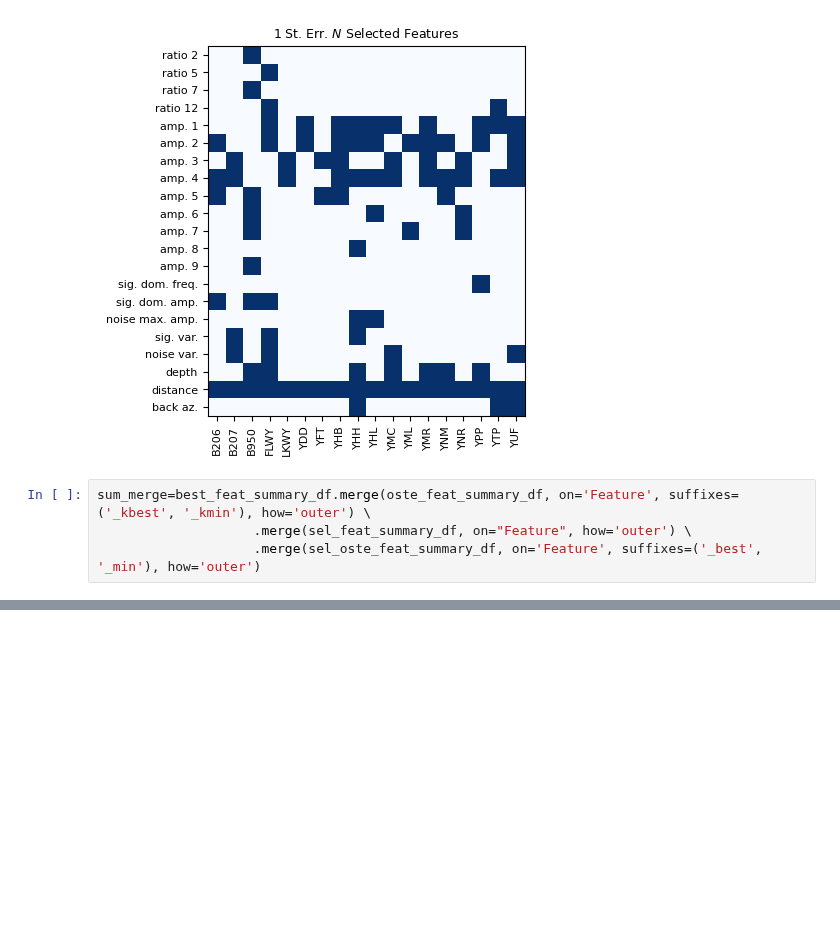
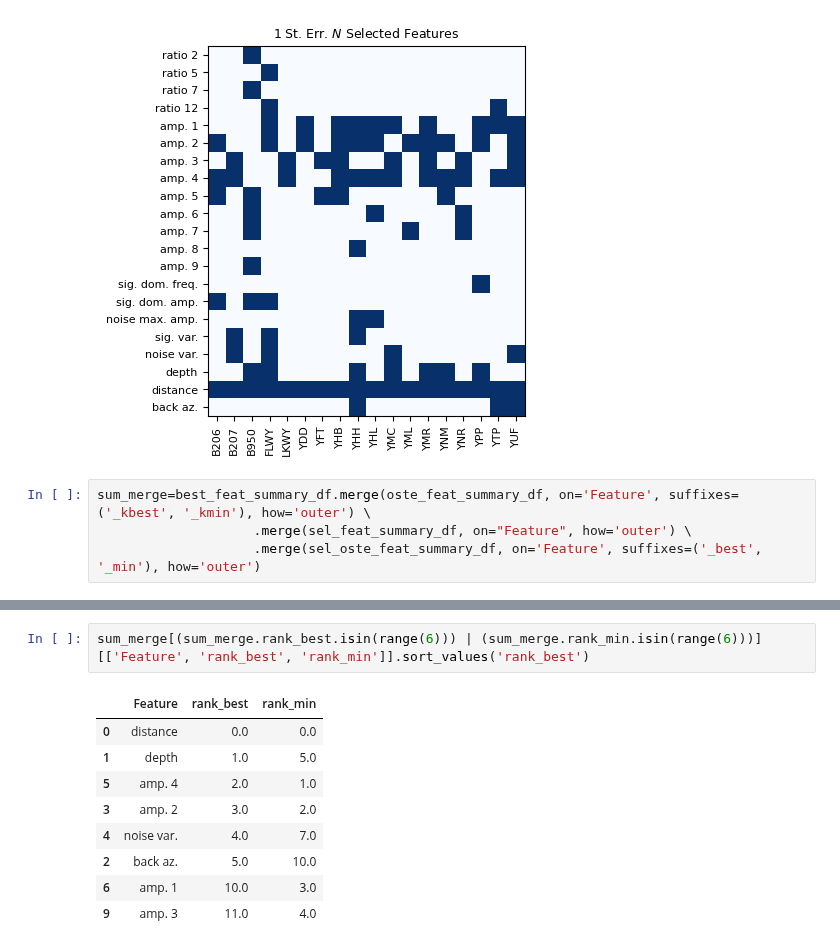
Before and after one commit to armstrong06/featmag, a Jupyter notebook: notebooks_feature_selection/rfecvAllSStationsResults.ipynb, the cells around one changed output, grey strips where cells are left out. Saved outputs shown, nothing was run; the diff lists cells and outputs as text; blank space fills up the shorter version.

```diff
--- a/notebooks_feature_selection/rfecvAllSStationsResults.ipynb
+++ b/notebooks_feature_selection/rfecvAllSStationsResults.ipynb
@@ -391 +391,13 @@ sum_merge[['Feature', 'rank_kbest',  'rank_kmin',
 | 38 | amp. 12 | 38 | NaN | NaN | NaN | 1 | NaN | NaN | NaN |
+# %%
+sum_merge[(sum_merge.rank_best.isin(range(6))) | (sum_merge.rank_min.isin(range(6)))][['Feature', 'rank_best', 'rank_min']].sort_values('rank_best')
+# %% [output]
+|  | Feature | rank_best | rank_min |
+| 0 | distance | 0.0 | 0.0 |
+| 1 | depth | 1.0 | 5.0 |
+| 5 | amp. 4 | 2.0 | 1.0 |
+| 3 | amp. 2 | 3.0 | 2.0 |
+| 4 | noise var. | 4.0 | 7.0 |
+| 2 | back az. | 5.0 | 10.0 |
+| 6 | amp. 1 | 10.0 | 3.0 |
+| 9 | amp. 3 | 11.0 | 4.0 |
```
Also changed, not shown: parts of 1 cell of this notebook, 4 other files.
